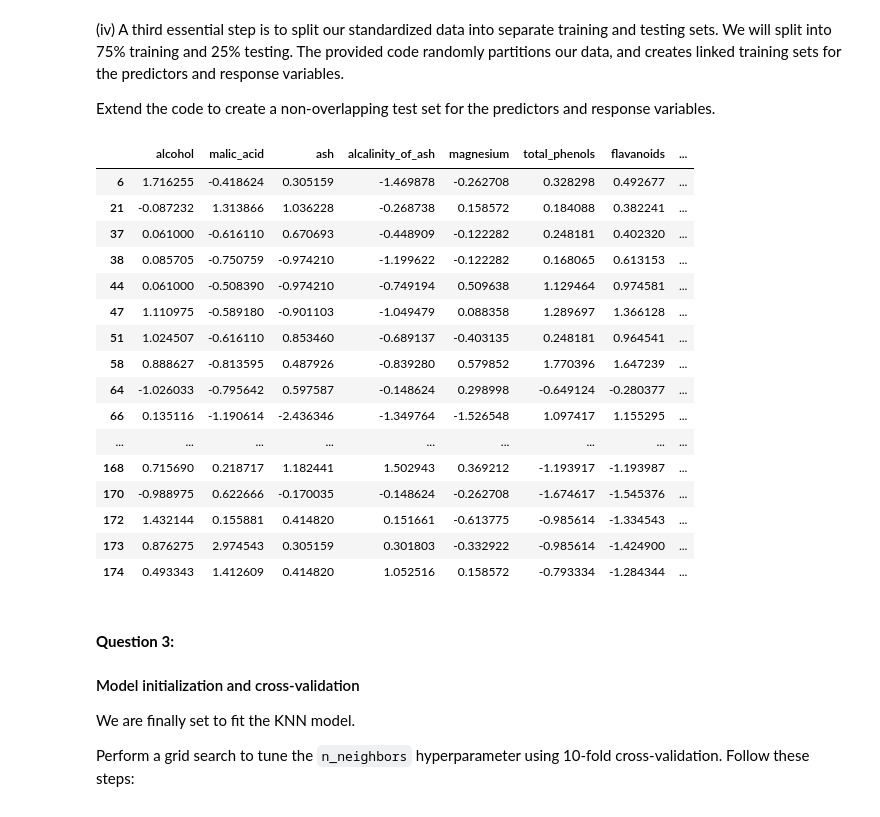
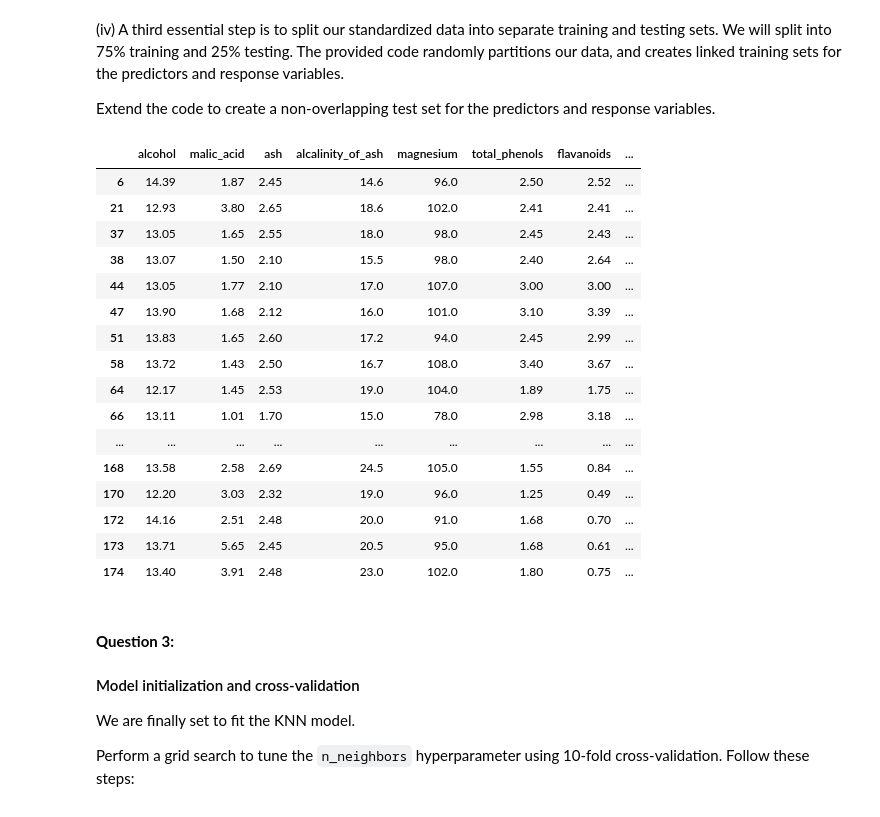
Before and after one commit to dnysius/LCR, a Jupyter notebook: 02_activities/assignments/assignment_1.ipynb, the cells around one changed output. Cells and saved outputs as stored; diff of their text form; code cells hidden in the pictures.

```diff
--- a/02_activities/assignments/assignment_1.ipynb
+++ b/02_activities/assignments/assignment_1.ipynb
@@ -179,29 +179,29 @@ Extend the code to create a non-overlapping test set for the predictors and resp
 # %%
 # Do not touch
 np.random.seed(123)
 # Create a random vector of True and False values to split the data
 split = np.random.choice([True, False], size=len(predictors_standardized), replace=True, p=[0.75, 0.25])
 
-testing_set = predictors_standardized.iloc[~split]
+testing_set = wine_df.iloc[~split]
 testing_set
 # %% [output]
 |  | alcohol | malic_acid | ash | alcalinity_of_ash | magnesium | total_phenols | flavanoids | ... |
-| 6 | 1.716255 | -0.418624 | 0.305159 | -1.469878 | -0.262708 | 0.328298 | 0.492677 | ... |
-| 21 | -0.087232 | 1.313866 | 1.036228 | -0.268738 | 0.158572 | 0.184088 | 0.382241 | ... |
-| 37 | 0.061000 | -0.616110 | 0.670693 | -0.448909 | -0.122282 | 0.248181 | 0.402320 | ... |
-| 38 | 0.085705 | -0.750759 | -0.974210 | -1.199622 | -0.122282 | 0.168065 | 0.613153 | ... |
-| 44 | 0.061000 | -0.508390 | -0.974210 | -0.749194 | 0.509638 | 1.129464 | 0.974581 | ... |
-| 47 | 1.110975 | -0.589180 | -0.901103 | -1.049479 | 0.088358 | 1.289697 | 1.366128 | ... |
-| 51 | 1.024507 | -0.616110 | 0.853460 | -0.689137 | -0.403135 | 0.248181 | 0.964541 | ... |
-| 58 | 0.888627 | -0.813595 | 0.487926 | -0.839280 | 0.579852 | 1.770396 | 1.647239 | ... |
-| 64 | -1.026033 | -0.795642 | 0.597587 | -0.148624 | 0.298998 | -0.649124 | -0.280377 | ... |
-| 66 | 0.135116 | -1.190614 | -2.436346 | -1.349764 | -1.526548 | 1.097417 | 1.155295 | ... |
+| 6 | 14.39 | 1.87 | 2.45 | 14.6 | 96.0 | 2.50 | 2.52 | ... |
+| 21 | 12.93 | 3.80 | 2.65 | 18.6 | 102.0 | 2.41 | 2.41 | ... |
+| 37 | 13.05 | 1.65 | 2.55 | 18.0 | 98.0 | 2.45 | 2.43 | ... |
+| 38 | 13.07 | 1.50 | 2.10 | 15.5 | 98.0 | 2.40 | 2.64 | ... |
+| 44 | 13.05 | 1.77 | 2.10 | 17.0 | 107.0 | 3.00 | 3.00 | ... |
+| 47 | 13.90 | 1.68 | 2.12 | 16.0 | 101.0 | 3.10 | 3.39 | ... |
+| 51 | 13.83 | 1.65 | 2.60 | 17.2 | 94.0 | 2.45 | 2.99 | ... |
+| 58 | 13.72 | 1.43 | 2.50 | 16.7 | 108.0 | 3.40 | 3.67 | ... |
+| 64 | 12.17 | 1.45 | 2.53 | 19.0 | 104.0 | 1.89 | 1.75 | ... |
+| 66 | 13.11 | 1.01 | 1.70 | 15.0 | 78.0 | 2.98 | 3.18 | ... |
 | ... | ... | ... | ... | ... | ... | ... | ... | ... |
-| 168 | 0.715690 | 0.218717 | 1.182441 | 1.502943 | 0.369212 | -1.193917 | -1.193987 | ... |
-| 170 | -0.988975 | 0.622666 | -0.170035 | -0.148624 | -0.262708 | -1.674617 | -1.545376 | ... |
-| 172 | 1.432144 | 0.155881 | 0.414820 | 0.151661 | -0.613775 | -0.985614 | -1.334543 | ... |
-| 173 | 0.876275 | 2.974543 | 0.305159 | 0.301803 | -0.332922 | -0.985614 | -1.424900 | ... |
-| 174 | 0.493343 | 1.412609 | 0.414820 | 1.052516 | 0.158572 | -0.793334 | -1.284344 | ... |
+| 168 | 13.58 | 2.58 | 2.69 | 24.5 | 105.0 | 1.55 | 0.84 | ... |
+| 170 | 12.20 | 3.03 | 2.32 | 19.0 | 96.0 | 1.25 | 0.49 | ... |
+| 172 | 14.16 | 2.51 | 2.48 | 20.0 | 91.0 | 1.68 | 0.70 | ... |
+| 173 | 13.71 | 5.65 | 2.45 | 20.5 | 95.0 | 1.68 | 0.61 | ... |
+| 174 | 13.40 | 3.91 | 2.48 | 23.0 | 102.0 | 1.80 | 0.75 | ... |
 # %% [markdown]
 #### **Question 3:**
 #### Model initialization and cross-validation
```
Also changed, not shown: parts of 2 cells of this notebook.
